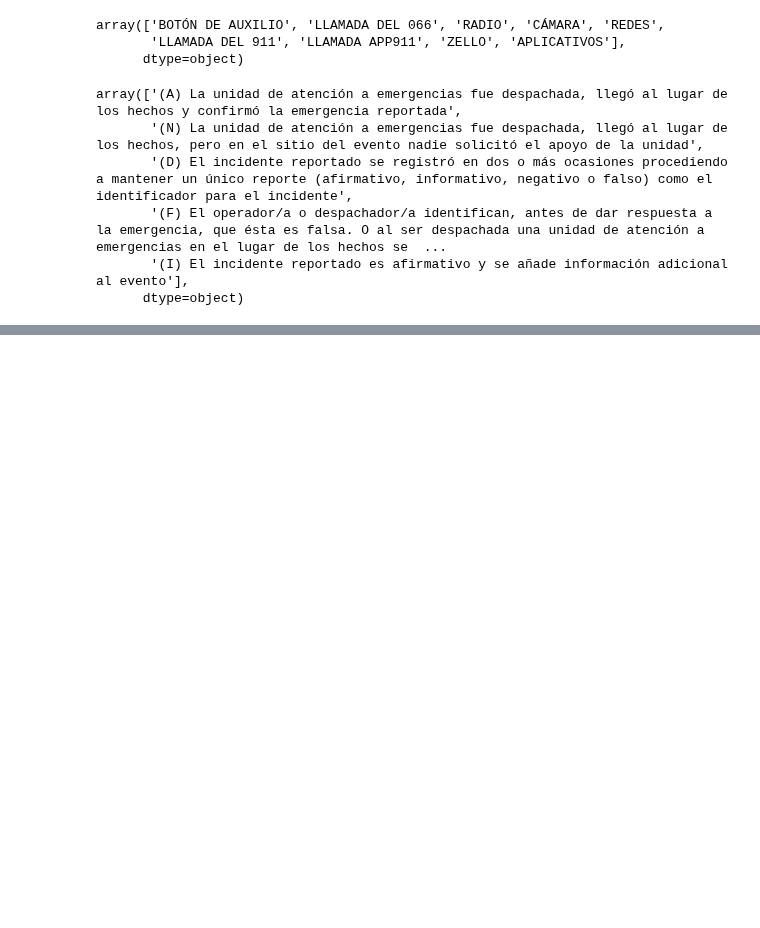
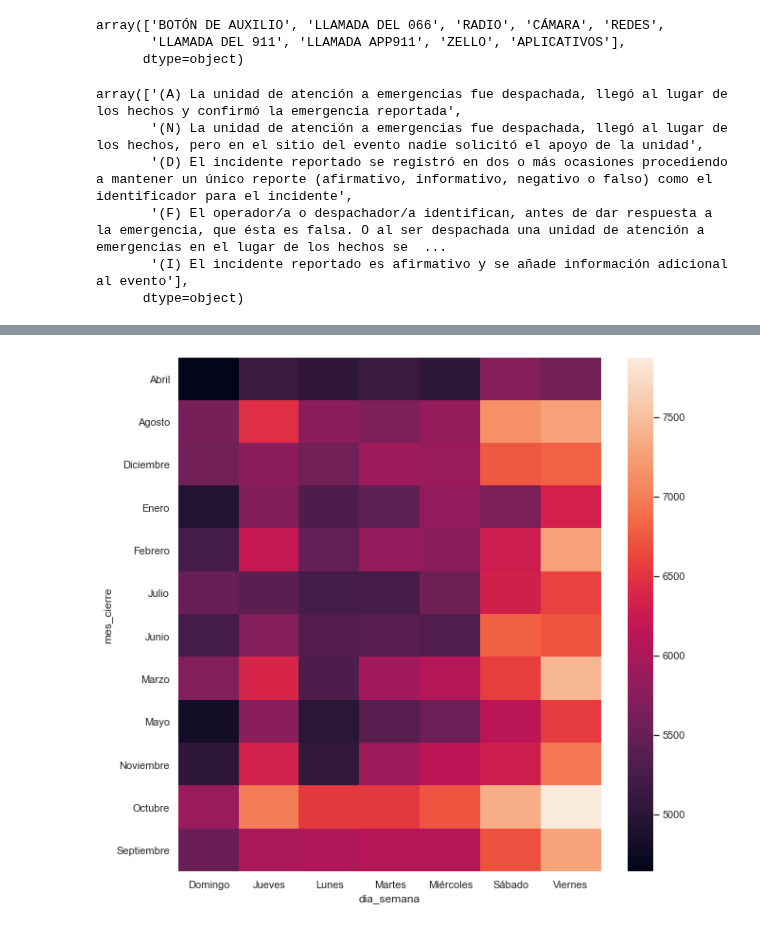
Before and after one commit to robperch/intro_to_ds_project, a Jupyter notebook: notebooks/GEDA.ipynb, the cells around one changed output, grey strips where cells are left out. Saved outputs shown, nothing was run; the diff lists cells and outputs as text; code cells hidden in the pictures; blank space fills up the shorter version.

```diff
--- a/notebooks/GEDA.ipynb
+++ b/notebooks/GEDA.ipynb
@@ -252,0 +218,7 @@ Name: incidente_c4, dtype: int64
+# %%
+fig, ax = plt.subplots(figsize=(10,10))
+flights = df.groupby([ "mes_cierre","dia_semana",]).size().reset_index(name="counts")
+flights = flights.pivot("mes_cierre", "dia_semana","counts")
+ax = sns.heatmap(flights)
+# %% [output]
+[figure, added]
```
Also changed, not shown: parts of 38 cells of this notebook.
